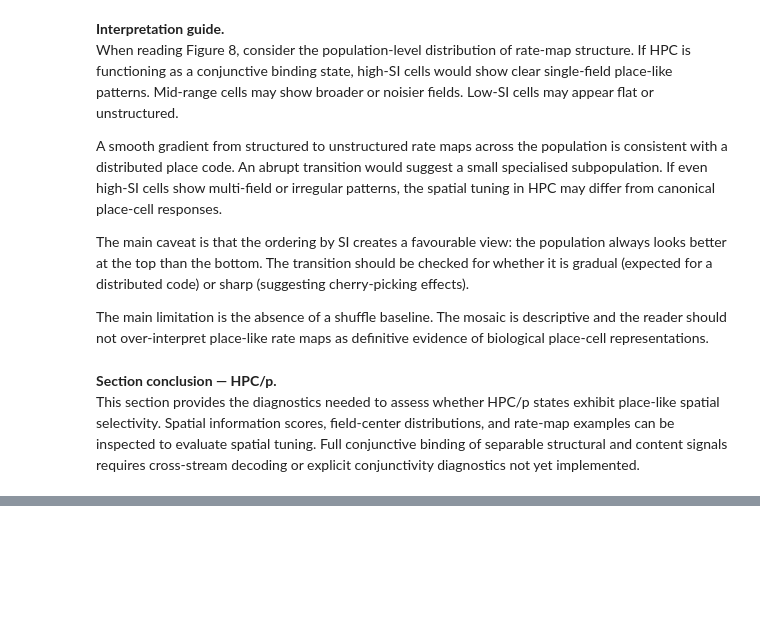
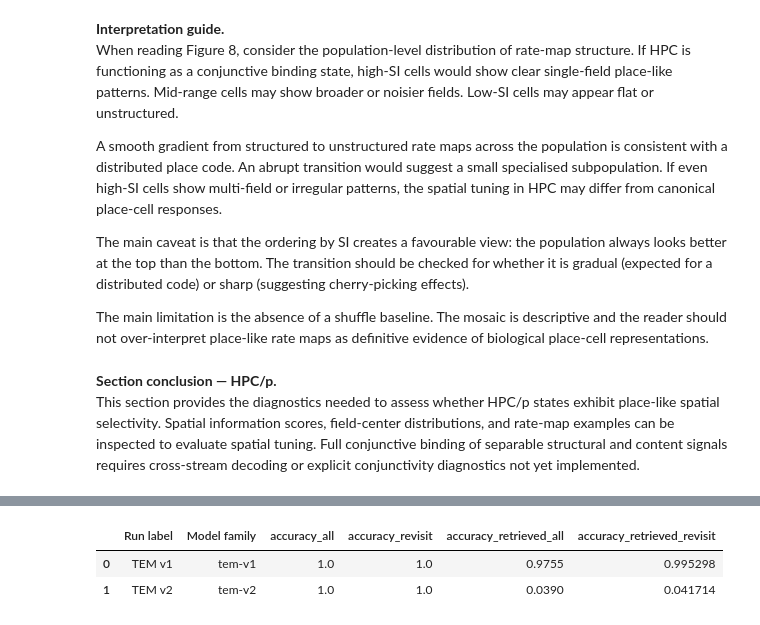
Before and after one commit to BorjaEst/ehc-sn, a Jupyter notebook: notebooks/01_structural_memory_report.ipynb, the cells around one changed output, grey strips where cells are left out. Drawn from its saved outputs; the diff is of its cells as text; code cells hidden in the pictures; blank space fills up the shorter version.

```diff
--- a/notebooks/01_structural_memory_report.ipynb
+++ b/notebooks/01_structural_memory_report.ipynb
@@ -740,0 +915,33 @@ python scripts/reporting/run_report.py \
+# %%
+# --- Metric comparison table ------------------------------------------------
+# Extract metric values from report artifacts.
+
+
+def build_metric_comparison(reports, metric_names):
+    rows = []
+    for label, report in reports:
+        metrics_map = {m.metric: m.value for m in report.metrics()}
+        s = report.summary()
+        row = {
+            "Run label": label,
+            "Model family": s.get("model_family"),
+        }
+        for mn in metric_names:
+            row[mn] = metrics_map.get(mn)
+        rows.append(row)
+    return pd.DataFrame(rows)
+
+
+metric_names = [
+    "accuracy_all",
+    "accuracy_revisit",
+    "accuracy_retrieved_all",
+    "accuracy_retrieved_revisit",
+]
+
+benchmark_metrics = build_metric_comparison(reports, metric_names)
+display(benchmark_metrics)
+# %% [output]
+|  | Run label | Model family | accuracy_all | accuracy_revisit | accuracy_retrieved_all | accuracy_retrieved_revisit |
+| 0 | TEM v1 | tem-v1 | 1.0 | 1.0 | 0.9755 | 0.995298 |
+| 1 | TEM v2 | tem-v2 | 1.0 | 1.0 | 0.0390 | 0.041714 |
```
Also changed, not shown: parts of 38 cells of this notebook, 1 other file.
